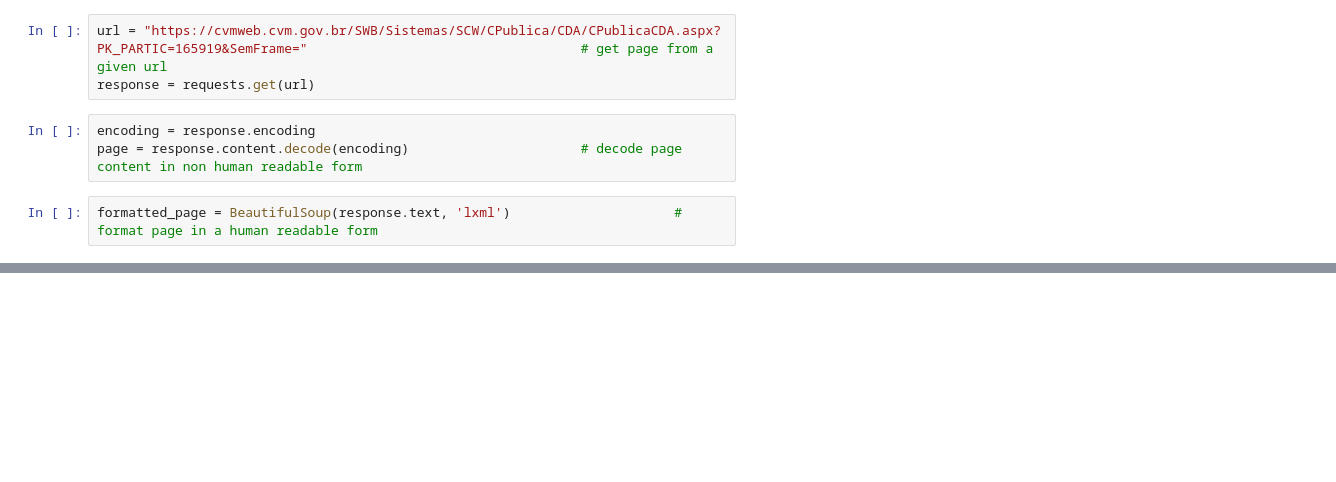
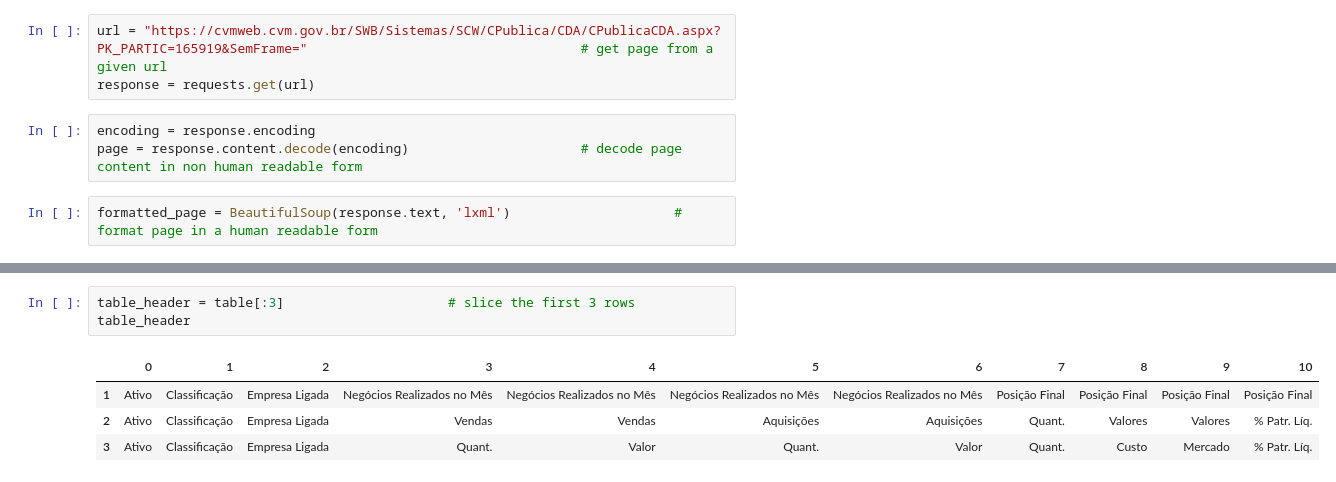
Before and after one commit to Francesco-Ghizzo/Data-Science, a Jupyter notebook: Python/Notebooks/WebScraping Fundos CVM/WebScraping_Fundos_CVM.ipynb, the cells around one changed output, grey strips where cells are left out. Cells and saved outputs as stored; diff of their text form; blank space fills up the shorter version.

```diff
--- a/Python/Notebooks/WebScraping Fundos CVM/WebScraping_Fundos_CVM.ipynb
+++ b/Python/Notebooks/WebScraping Fundos CVM/WebScraping_Fundos_CVM.ipynb
@@ -54,3 +54,11 @@ table
 | 13 | Valores a pagarDescrição: ORDEM C... | Paranegociação | NaN | NaN | NaN | NaN | NaN | NaN | NaN | 027 | 0 |
 | 14 | Valores a receberDescrição: Outro... | Paranegociação | NaN | NaN | NaN | NaN | NaN | NaN | NaN | 2.00862 | 0 |
 | 15 | Valores a receberDescrição: ANBID... | Paranegociação | NaN | NaN | NaN | NaN | NaN | NaN | NaN | 78929 | 0 |
+# %%
+table_header = table[:3]                     # slice the first 3 rows
+table_header
+# %% [output]
+|  | 0 | 1 | 2 | 3 | 4 | 5 | 6 | 7 | 8 | 9 | 10 |
+| 1 | Ativo | Classificação | Empresa Ligada | Negócios Realizados no Mês | Negócios Realizados no Mês | Negócios Realizados no Mês | Negócios Realizados no Mês | Posição Final | Posição Final | Posição Final | Posição Final |
+| 2 | Ativo | Classificação | Empresa Ligada | Vendas | Vendas | Aquisições | Aquisições | Quant. | Valores | Valores | % Patr. Líq. |
+| 3 | Ativo | Classificação | Empresa Ligada | Quant. | Valor | Quant. | Valor | Quant. | Custo | Mercado | % Patr. Líq. |
```
Also changed, not shown: parts of 5 cells of this notebook.
